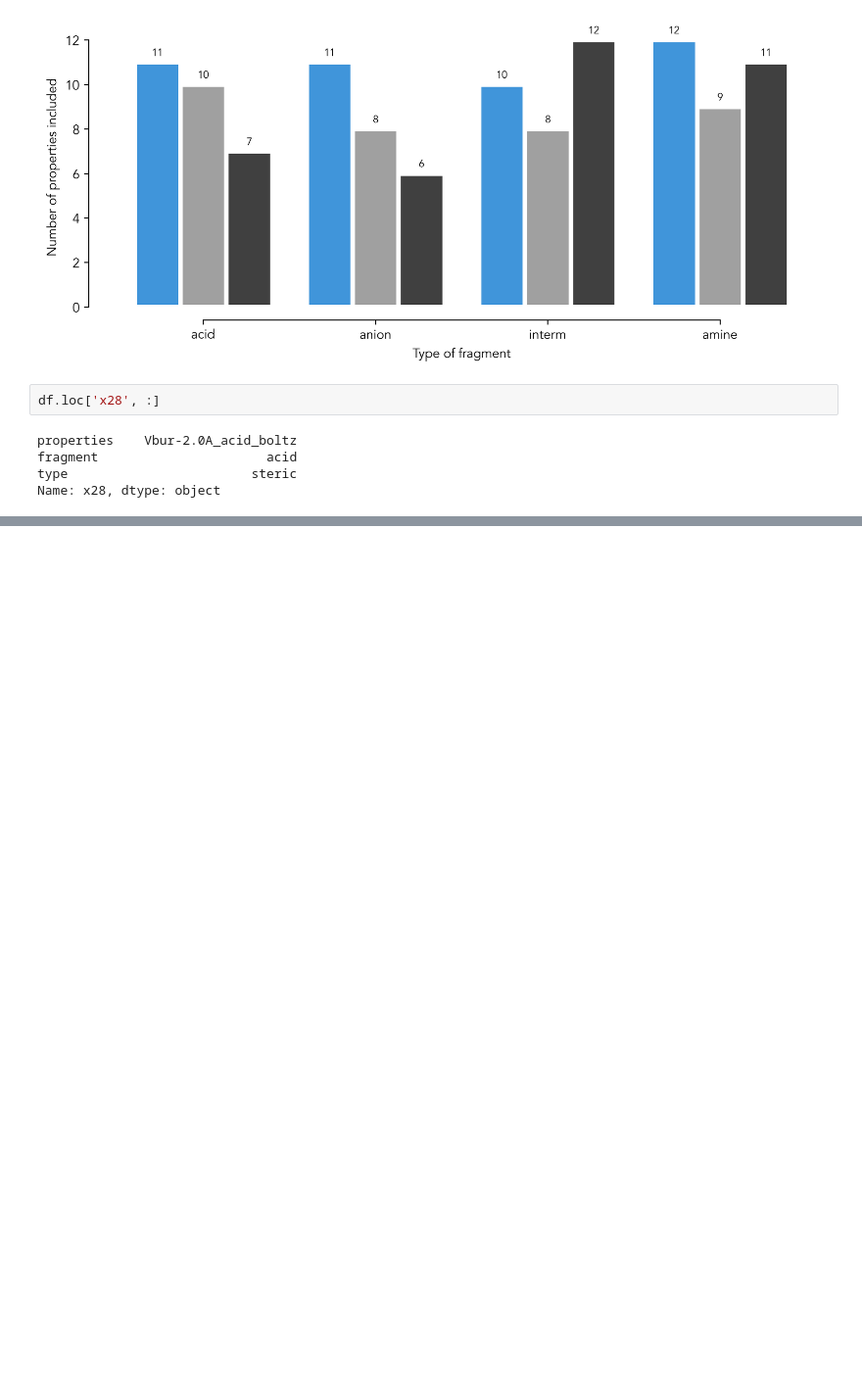
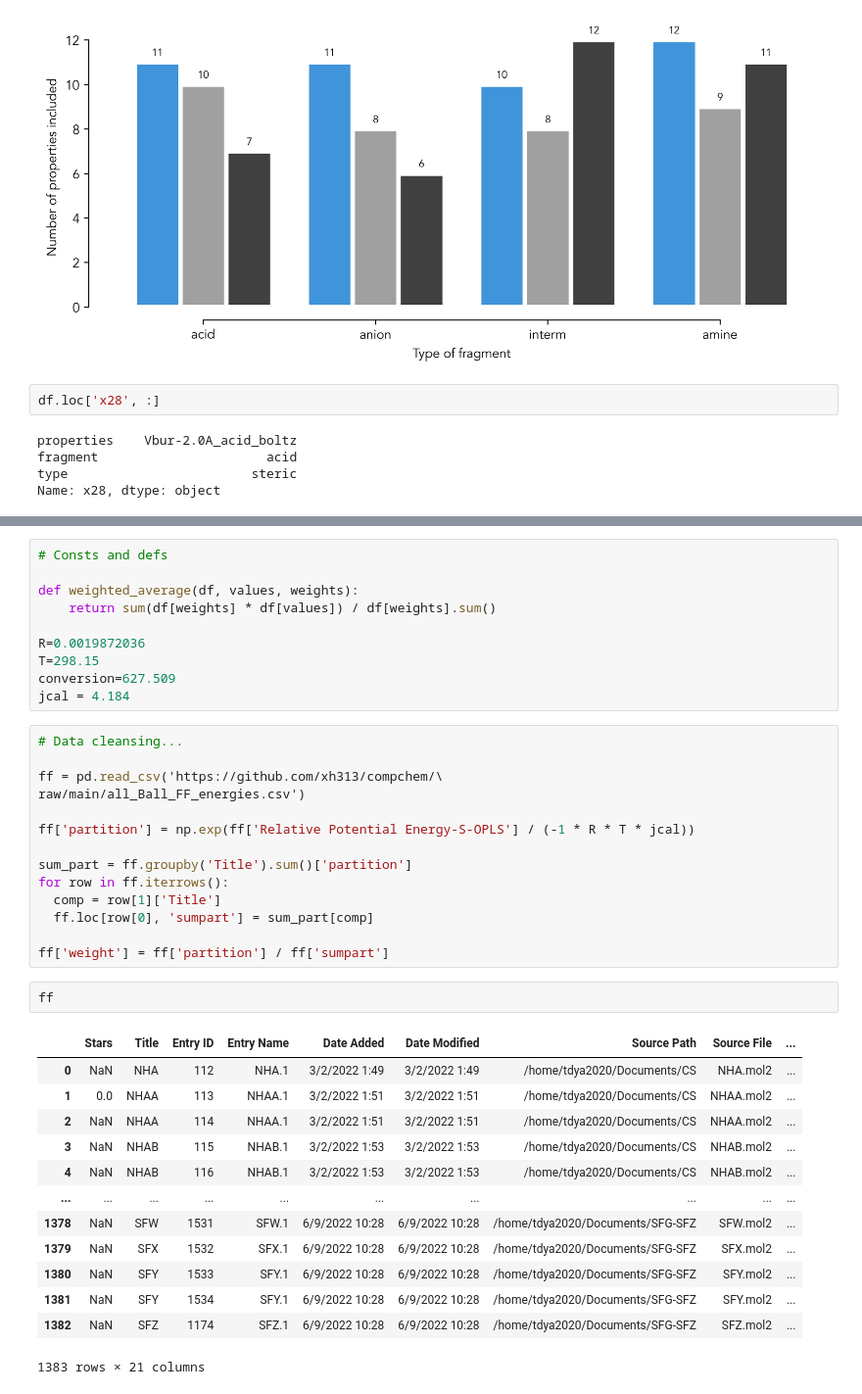
Before and after one commit to xh313/compchem, a Jupyter notebook: ChemOnPythonExplorations.ipynb, the cells around one changed output, grey strips where cells are left out. Shown at 98% size. Saved outputs shown, nothing was run; the diff lists cells and outputs as text; blank space fills up the shorter version.

Commit message:
Boltzmann weight calculation

```diff
--- a/ChemOnPythonExplorations.ipynb
+++ b/ChemOnPythonExplorations.ipynb
@@ -1566,0 +1654,40 @@ Name: x28, dtype: object
+# %%
+# Consts and defs
+
+def weighted_average(df, values, weights):
+    return sum(df[weights] * df[values]) / df[weights].sum()
+
+R=0.0019872036
+T=298.15
+conversion=627.509
+jcal = 4.184
+# %%
+# Data cleansing...
+
+ff = pd.read_csv('https://github.com/xh313/compchem/\
+raw/main/all_Ball_FF_energies.csv')
+
+ff['partition'] = np.exp(ff['Relative Potential Energy-S-OPLS'] / (-1 * R * T * jcal))
+
+sum_part = ff.groupby('Title').sum()['partition']
+for row in ff.iterrows():
+  comp = row[1]['Title']
+  ff.loc[row[0], 'sumpart'] = sum_part[comp]
+
+ff['weight'] = ff['partition'] / ff['sumpart']
+# %%
+ff
+# %% [output]
+|  | Stars | Title | Entry ID | Entry Name | Date Added | Date Modified | Source Path | Source File | ... |
+| 0 | NaN | NHA | 112 | NHA.1 | 3/2/2022 1:49 | 3/2/2022 1:49 | /home/tdya2020/Documents/CS | NHA.mol2 | ... |
+| 1 | 0.0 | NHAA | 113 | NHAA.1 | 3/2/2022 1:51 | 3/2/2022 1:51 | /home/tdya2020/Documents/CS | NHAA.mol2 | ... |
+| 2 | NaN | NHAA | 114 | NHAA.1 | 3/2/2022 1:51 | 3/2/2022 1:51 | /home/tdya2020/Documents/CS | NHAA.mol2 | ... |
+| 3 | NaN | NHAB | 115 | NHAB.1 | 3/2/2022 1:53 | 3/2/2022 1:53 | /home/tdya2020/Documents/CS | NHAB.mol2 | ... |
+| 4 | NaN | NHAB | 116 | NHAB.1 | 3/2/2022 1:53 | 3/2/2022 1:53 | /home/tdya2020/Documents/CS | NHAB.mol2 | ... |
+| ... | ... | ... | ... | ... | ... | ... | ... | ... | ... |
+| 1378 | NaN | SFW | 1531 | SFW.1 | 6/9/2022 10:28 | 6/9/2022 10:28 | /home/tdya2020/Documents/SFG-SFZ | SFW.mol2 | ... |
+| 1379 | NaN | SFX | 1532 | SFX.1 | 6/9/2022 10:28 | 6/9/2022 10:28 | /home/tdya2020/Documents/SFG-SFZ | SFX.mol2 | ... |
+| 1380 | NaN | SFY | 1533 | SFY.1 | 6/9/2022 10:28 | 6/9/2022 10:28 | /home/tdya2020/Documents/SFG-SFZ | SFY.mol2 | ... |
+| 1381 | NaN | SFY | 1534 | SFY.1 | 6/9/2022 10:28 | 6/9/2022 10:28 | /home/tdya2020/Documents/SFG-SFZ | SFY.mol2 | ... |
+| 1382 | NaN | SFZ | 1174 | SFZ.1 | 6/9/2022 10:28 | 6/9/2022 10:28 | /home/tdya2020/Documents/SFG-SFZ | SFZ.mol2 | ... |
+1383 rows × 21 columns
```
Also changed, not shown: parts of 5 cells of this notebook.
